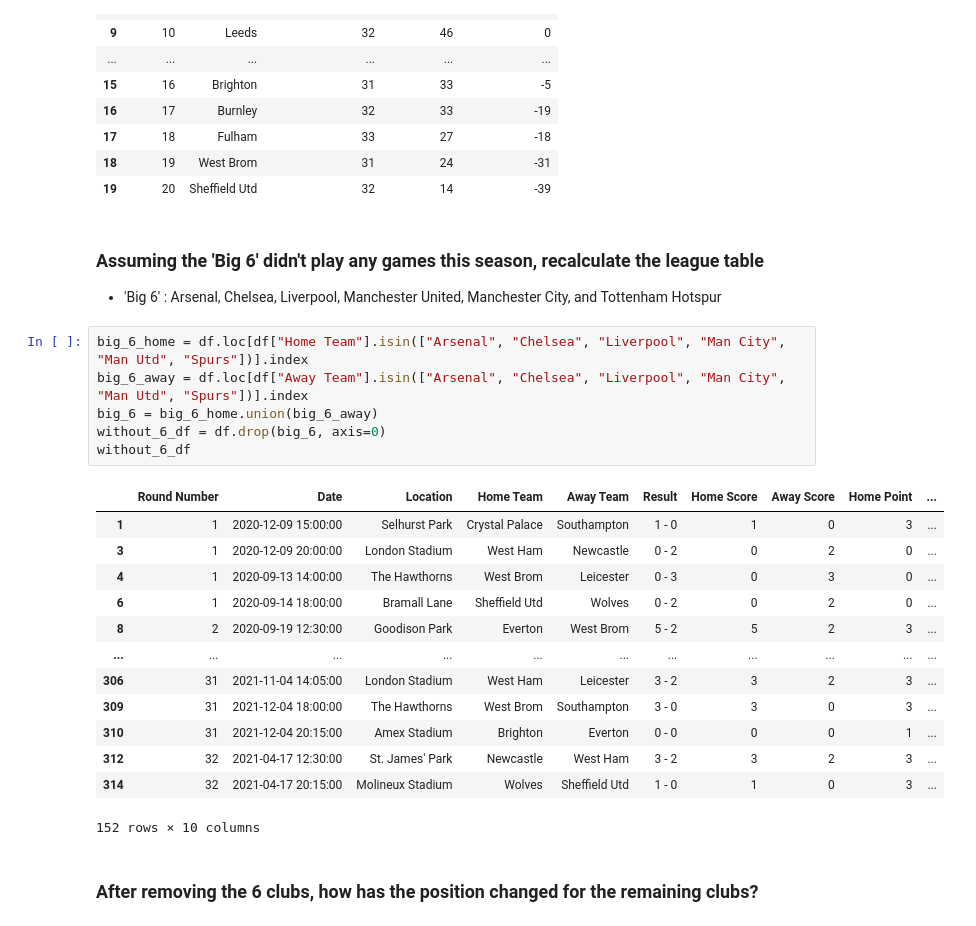
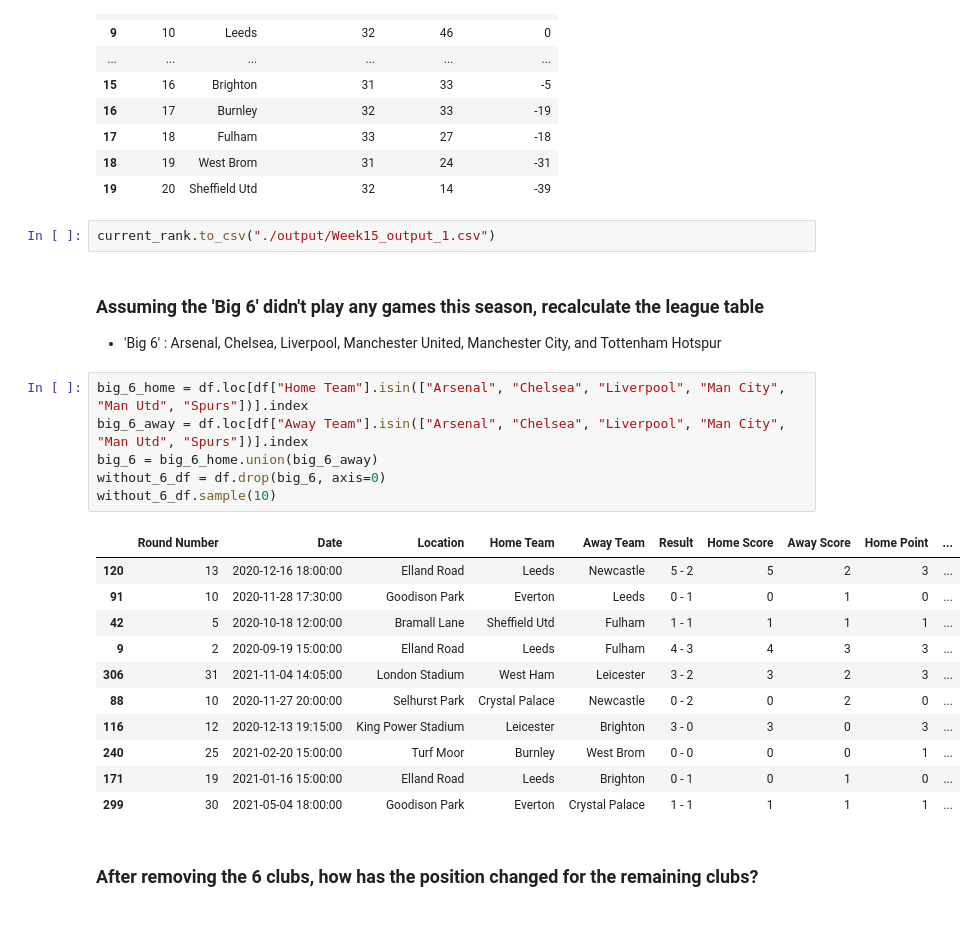
Before and after one commit to hyunjun33/Data_preprocessing, a Jupyter notebook: Preppin' Data 2021 Week 16 Challenge.ipynb, the cells around one changed output. Drawn from its saved outputs; the diff is of its cells as text.

```diff
--- a/Preppin' Data 2021 Week 16 Challenge.ipynb
+++ b/Preppin' Data 2021 Week 16 Challenge.ipynb
@@ -290,29 +286,29 @@ current_rank
 | 17 | 18 | Fulham | 33 | 27 | -18 |
 | 18 | 19 | West Brom | 31 | 24 | -31 |
 | 19 | 20 | Sheffield Utd | 32 | 14 | -39 |
+# %%
+current_rank.to_csv("./output/Week15_output_1.csv")
 # %% [markdown]
 ### Assuming the 'Big 6' didn't play any games this season, recalculate the league table
 - 'Big 6' : Arsenal, Chelsea, Liverpool, Manchester United, Manchester City, and Tottenham Hotspur
 # %%
 big_6_home = df.loc[df["Home Team"].isin(["Arsenal", "Chelsea", "Liverpool", "Man City", "Man Utd", "Spurs"])].index
 big_6_away = df.loc[df["Away Team"].isin(["Arsenal", "Chelsea", "Liverpool", "Man City", "Man Utd", "Spurs"])].index
 big_6 = big_6_home.union(big_6_away)
 without_6_df = df.drop(big_6, axis=0)
-without_6_df
+without_6_df.sample(10)
 # %% [output]
 |  | Round Number | Date | Location | Home Team | Away Team | Result | Home Score | Away Score | Home Point | ... |
-| 1 | 1 | 2020-12-09 15:00:00 | Selhurst Park | Crystal Palace | Southampton | 1 - 0 | 1 | 0 | 3 | ... |
-| 3 | 1 | 2020-12-09 20:00:00 | London Stadium | West Ham | Newcastle | 0 - 2 | 0 | 2 | 0 | ... |
-| 4 | 1 | 2020-09-13 14:00:00 | The Hawthorns | West Brom | Leicester | 0 - 3 | 0 | 3 | 0 | ... |
-| 6 | 1 | 2020-09-14 18:00:00 | Bramall Lane | Sheffield Utd | Wolves | 0 - 2 | 0 | 2 | 0 | ... |
-| 8 | 2 | 2020-09-19 12:30:00 | Goodison Park | Everton | West Brom | 5 - 2 | 5 | 2 | 3 | ... |
-| ... | ... | ... | ... | ... | ... | ... | ... | ... | ... | ... |
+| 120 | 13 | 2020-12-16 18:00:00 | Elland Road | Leeds | Newcastle | 5 - 2 | 5 | 2 | 3 | ... |
+| 91 | 10 | 2020-11-28 17:30:00 | Goodison Park | Everton | Leeds | 0 - 1 | 0 | 1 | 0 | ... |
+| 42 | 5 | 2020-10-18 12:00:00 | Bramall Lane | Sheffield Utd | Fulham | 1 - 1 | 1 | 1 | 1 | ... |
+| 9 | 2 | 2020-09-19 15:00:00 | Elland Road | Leeds | Fulham | 4 - 3 | 4 | 3 | 3 | ... |
 | 306 | 31 | 2021-11-04 14:05:00 | London Stadium | West Ham | Leicester | 3 - 2 | 3 | 2 | 3 | ... |
-| 309 | 31 | 2021-12-04 18:00:00 | The Hawthorns | West Brom | Southampton | 3 - 0 | 3 | 0 | 3 | ... |
-| 310 | 31 | 2021-12-04 20:15:00 | Amex Stadium | Brighton | Everton | 0 - 0 | 0 | 0 | 1 | ... |
-| 312 | 32 | 2021-04-17 12:30:00 | St. James' Park | Newcastle | West Ham | 3 - 2 | 3 | 2 | 3 | ... |
-| 314 | 32 | 2021-04-17 20:15:00 | Molineux Stadium | Wolves | Sheffield Utd | 1 - 0 | 1 | 0 | 3 | ... |
+| 88 | 10 | 2020-11-27 20:00:00 | Selhurst Park | Crystal Palace | Newcastle | 0 - 2 | 0 | 2 | 0 | ... |
+| 116 | 12 | 2020-12-13 19:15:00 | King Power Stadium | Leicester | Brighton | 3 - 0 | 3 | 0 | 3 | ... |
+| 240 | 25 | 2021-02-20 15:00:00 | Turf Moor | Burnley | West Brom | 0 - 0 | 0 | 0 | 1 | ... |
+| 171 | 19 | 2021-01-16 15:00:00 | Elland Road | Leeds | Brighton | 0 - 1 | 0 | 1 | 0 | ... |
+| 299 | 30 | 2021-05-04 18:00:00 | Goodison Park | Everton | Crystal Palace | 1 - 1 | 1 | 1 | 1 | ... |
-152 rows × 10 columns
 # %% [markdown]
 ### After removing the 6 clubs, how has the position changed for the remaining clubs?
 # %%
```
Also changed, not shown: parts of 5 cells of this notebook.
